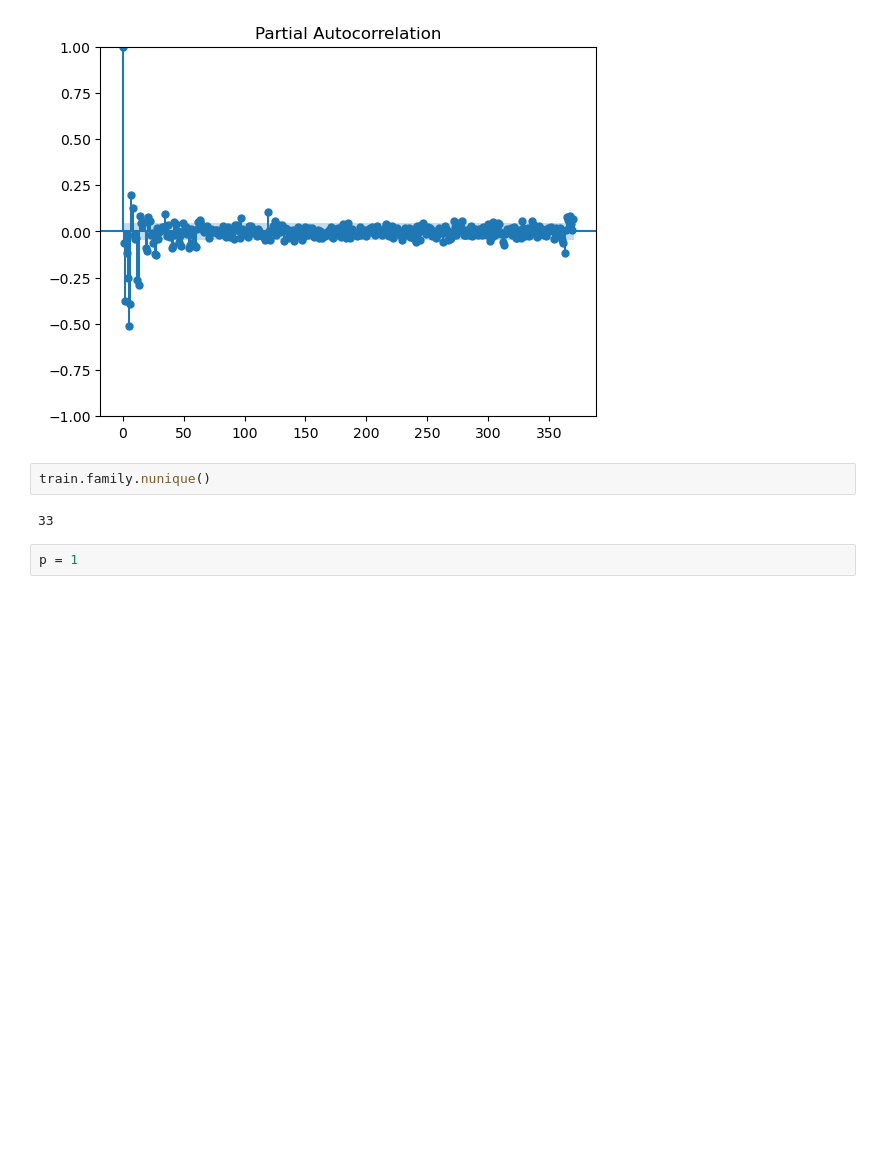
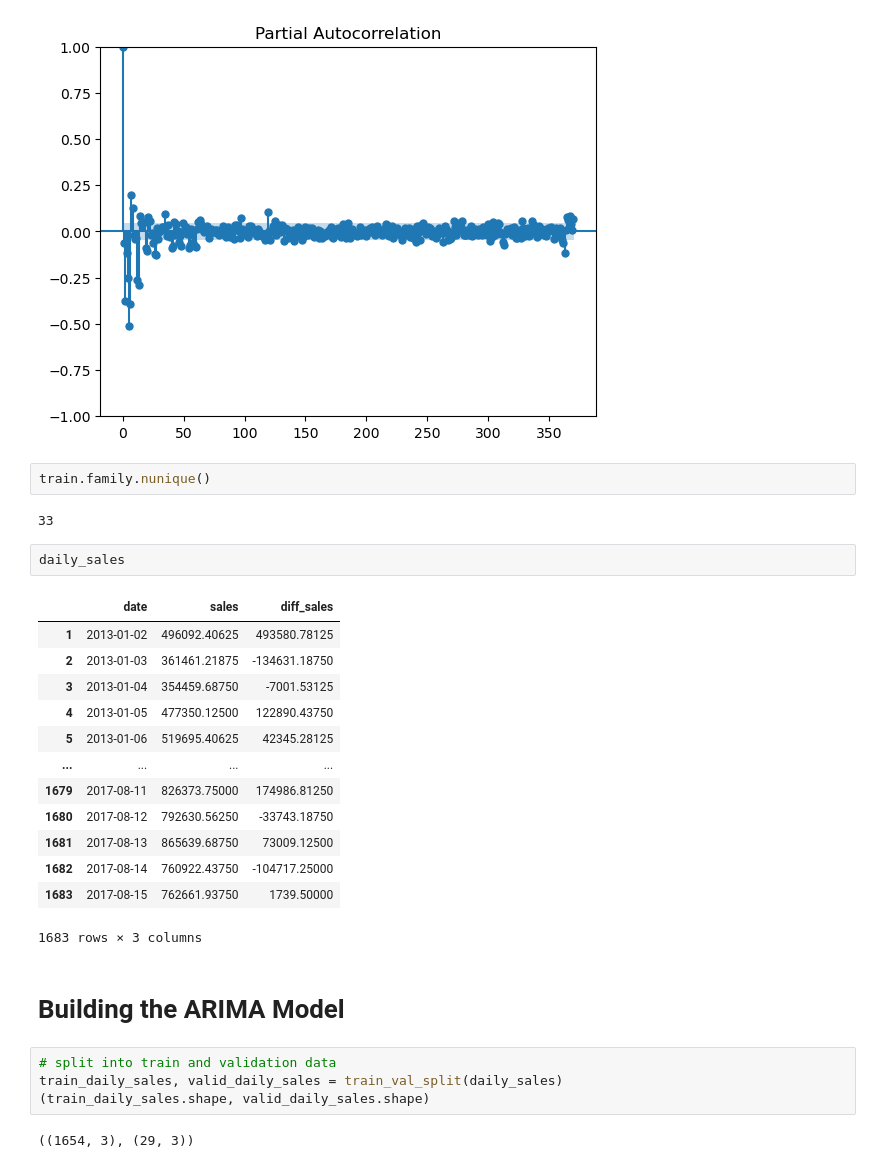
Before and after one commit to ds-ibex/kaggle-store-sales, a Jupyter notebook: notebooks/2.2-gr-arima.ipynb, the cells around one changed output. Drawn from its saved outputs; the diff is of its cells as text; blank space fills up the shorter version.

```diff
--- a/notebooks/2.2-gr-arima.ipynb
+++ b/notebooks/2.2-gr-arima.ipynb
@@ -203,5 +205,27 @@ pacf = plot_pacf(daily_sales['diff_sales'], lags=370, method='ywm')   # added me
 train.family.nunique()
 # %% [output]
 33
-# %%
-p = 1
+# %%
+daily_sales
+# %% [output]
+|  | date | sales | diff_sales |
+| 1 | 2013-01-02 | 496092.40625 | 493580.78125 |
+| 2 | 2013-01-03 | 361461.21875 | -134631.18750 |
+| 3 | 2013-01-04 | 354459.68750 | -7001.53125 |
+| 4 | 2013-01-05 | 477350.12500 | 122890.43750 |
+| 5 | 2013-01-06 | 519695.40625 | 42345.28125 |
+| ... | ... | ... | ... |
+| 1679 | 2017-08-11 | 826373.75000 | 174986.81250 |
+| 1680 | 2017-08-12 | 792630.56250 | -33743.18750 |
+| 1681 | 2017-08-13 | 865639.68750 | 73009.12500 |
+| 1682 | 2017-08-14 | 760922.43750 | -104717.25000 |
+| 1683 | 2017-08-15 | 762661.93750 | 1739.50000 |
+1683 rows × 3 columns
+# %% [markdown]
+# Building the ARIMA Model
+# %%
+# split into train and validation data
+train_daily_sales, valid_daily_sales = train_val_split(daily_sales)
+(train_daily_sales.shape, valid_daily_sales.shape)
+# %% [output]
+((1654, 3), (29, 3))
```
Also changed, not shown: parts of 9 cells of this notebook.
